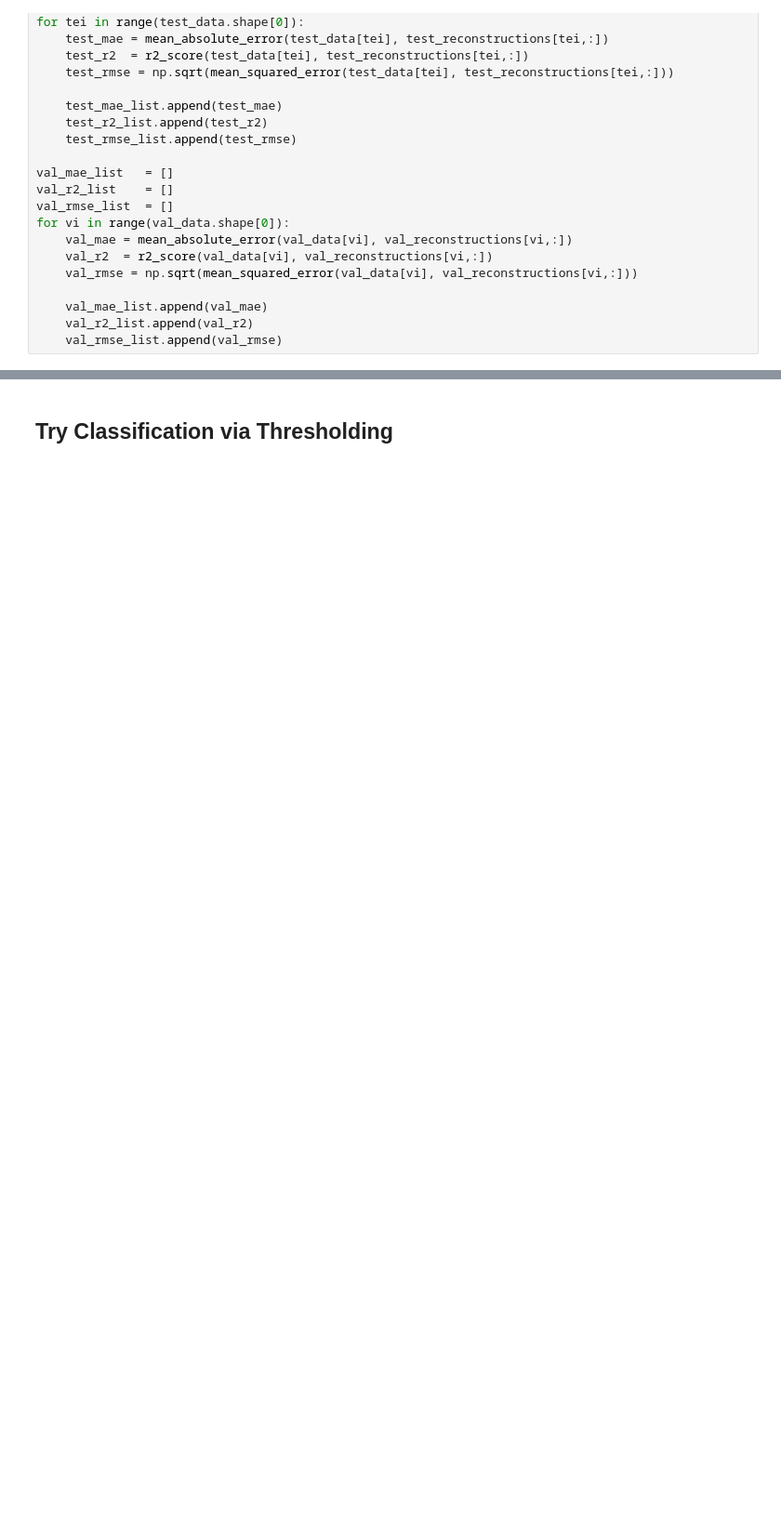
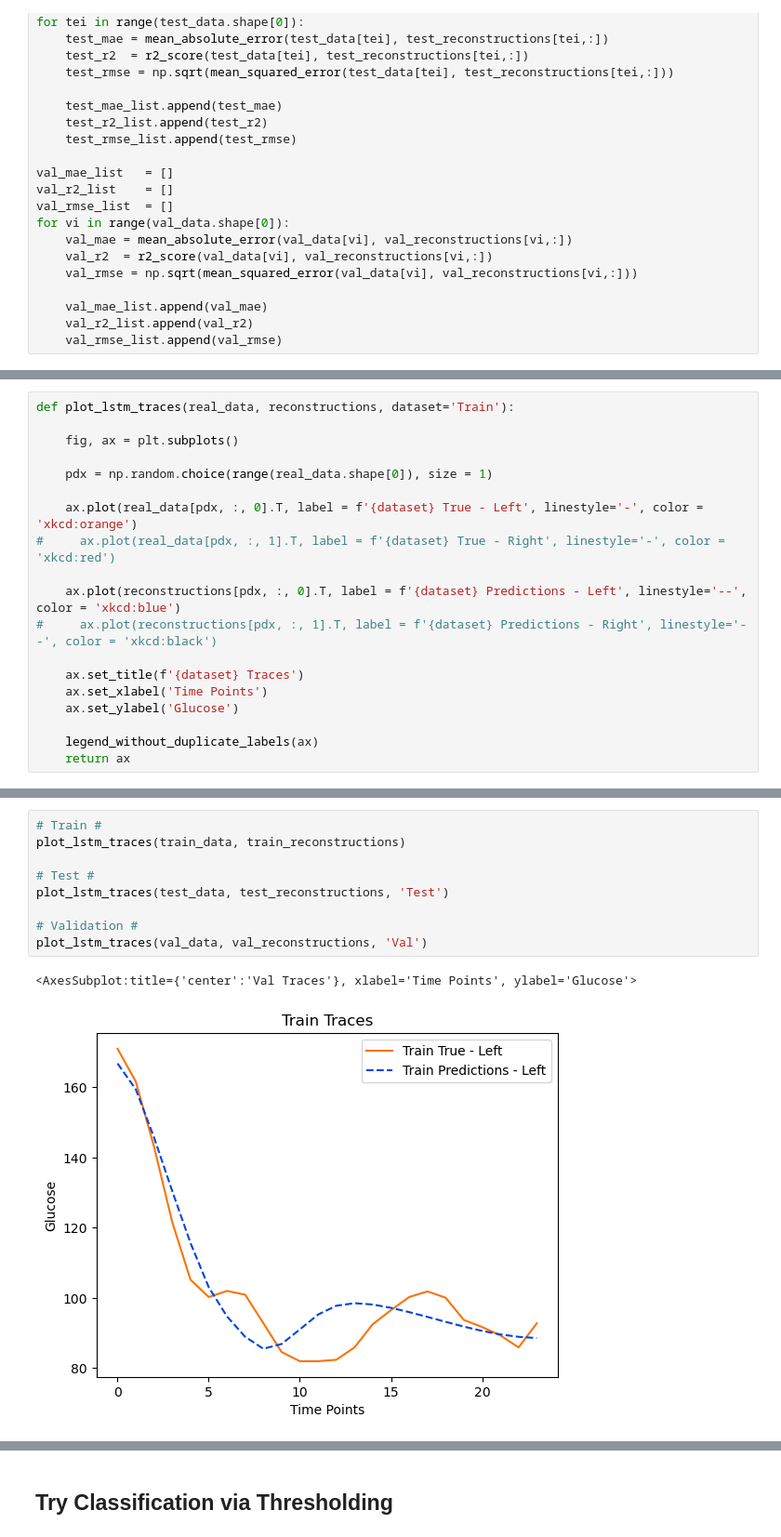
Before and after one commit to tk27182/masters-thesis, a Jupyter notebook: Code/test_ann_autoencoder.ipynb, the cells around one changed output, grey strips where cells are left out. Shown: that part at 93% size. Cells and saved outputs as stored; diff of their text form; blank space fills up the shorter version.

```diff
--- a/Code/test_ann_autoencoder.ipynb
+++ b/Code/test_ann_autoencoder.ipynb
@@ -278,4 +385,23 @@ def plot_traces(real_data, reconstructions, dataset='Train'):
 
     legend_without_duplicate_labels(ax)
     return ax
+# %%
+def plot_lstm_traces(real_data, reconstructions, dataset='Train'):
+
+    fig, ax = plt.subplots()
+
+    pdx = np.random.choice(range(real_data.shape[0]), size = 1)
+
+    ax.plot(real_data[pdx, :, 0].T, label = f'{dataset} True - Left', linestyle='-', color = 'xkcd:orange')
+#     ax.plot(real_data[pdx, :, 1].T, label = f'{dataset} True - Right', linestyle='-', color = 'xkcd:red')
+
+    ax.plot(reconstructions[pdx, :, 0].T, label = f'{dataset} Predictions - Left', linestyle='--', color = 'xkcd:blue')
+#     ax.plot(reconstructions[pdx, :, 1].T, label = f'{dataset} Predictions - Right', linestyle='--', color = 'xkcd:black')
+
+    ax.set_title(f'{dataset} Traces')
+    ax.set_xlabel('Time Points')
+    ax.set_ylabel('Glucose')
+
+    legend_without_duplicate_labels(ax)
+    return ax
 # %%
@@ -294,0 +416,12 @@ plot_traces(val_data, val_reconstructions, 'Val')
+# %%
+# Train #
+plot_lstm_traces(train_data, train_reconstructions)
+
+# Test #
+plot_lstm_traces(test_data, test_reconstructions, 'Test')
+
+# Validation #
+plot_lstm_traces(val_data, val_reconstructions, 'Val')
+# %% [output]
+<AxesSubplot:title={'center':'Val Traces'}, xlabel='Time Points', ylabel='Glucose'>
+[figure, added]
```
Also changed, not shown: parts of 24 cells of this notebook, 10 other files.
